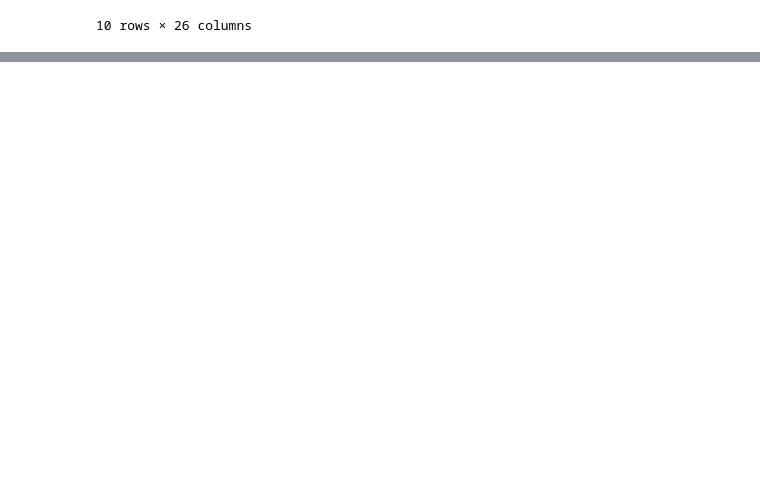
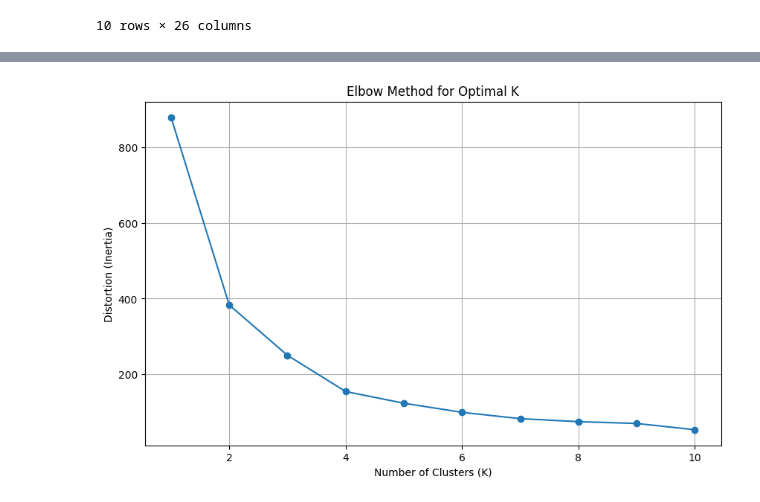
Before and after one commit to GetieBalew24/TellCo_Telecom_Analysis, a Jupyter notebook: notebooks/user_engagement_analysis.ipynb, the cells around one changed output, grey strips where cells are left out. Cells and saved outputs as stored; diff of their text form; code cells hidden in the pictures; blank space fills up the shorter version.

```diff
--- a/notebooks/user_engagement_analysis.ipynb
+++ b/notebooks/user_engagement_analysis.ipynb
@@ -152,0 +155,8 @@ top10_social_media_users
+# %%
+# Prepare the user engagement data by aggregating and calculating necessary metrics
+# The function returns:
+# - user_engagement_df: DataFrame with aggregated user engagement metrics for each user
+# - top10_sessions: DataFrame with the top 10 users by the number of sessions (Session Frequency)
+# - top10_duration: DataFrame with the top 10 users by the total duration of data usage
+# - top10_traffic: DataFrame with the top 10 users by the total traffic (upload + download bytes)
+user_engagement_df, top10_sessions, top10_duration, top10_traffic = engagement_analyser.prepare_user_engagement_data(df)
@@ -152,0 +207,7 @@ top10_social_media_users
+# %%
+# Apply K-Means clustering to the user engagement data
+# - The function normalizes the relevant engagement metrics (Session Frequency, Total Duration, Total Traffic)
+# - K-Means clustering is then applied with n_clusters=3 to segment users into 3 clusters based on their engagement
+# - The resulting DataFrame (user_engagement_df) will have an additional column, 'Engagement Cluster', indicating the cluster assignment for each user
+user_engagement_df = engagement_analyser.apply_clustering(user_engagement_df, n_clusters=3)
+user_engagement_df.head()
@@ -152,0 +274,6 @@ top10_social_media_users
+# %%
+# Selecting only the relevant columns to plot elbow curve
+metrics = ['Session Frequency', 'Total Duration', 'Total Traffic (Bytes)']
+distortions = engagement_analyser.plot_elbow_curve(user_engagement_df, metrics, max_k=10)
+# %% [output]
+[figure, added]
```
Also changed, not shown: parts of 9 cells of this notebook, 1 other file.
